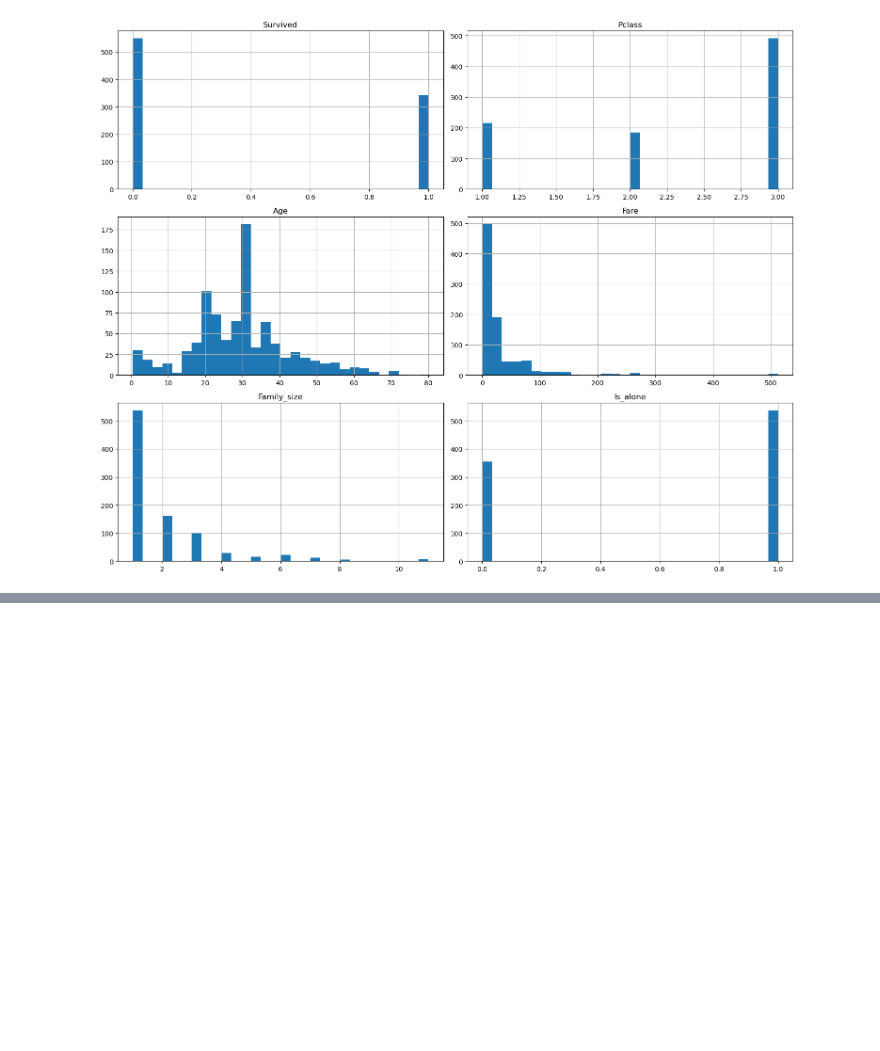
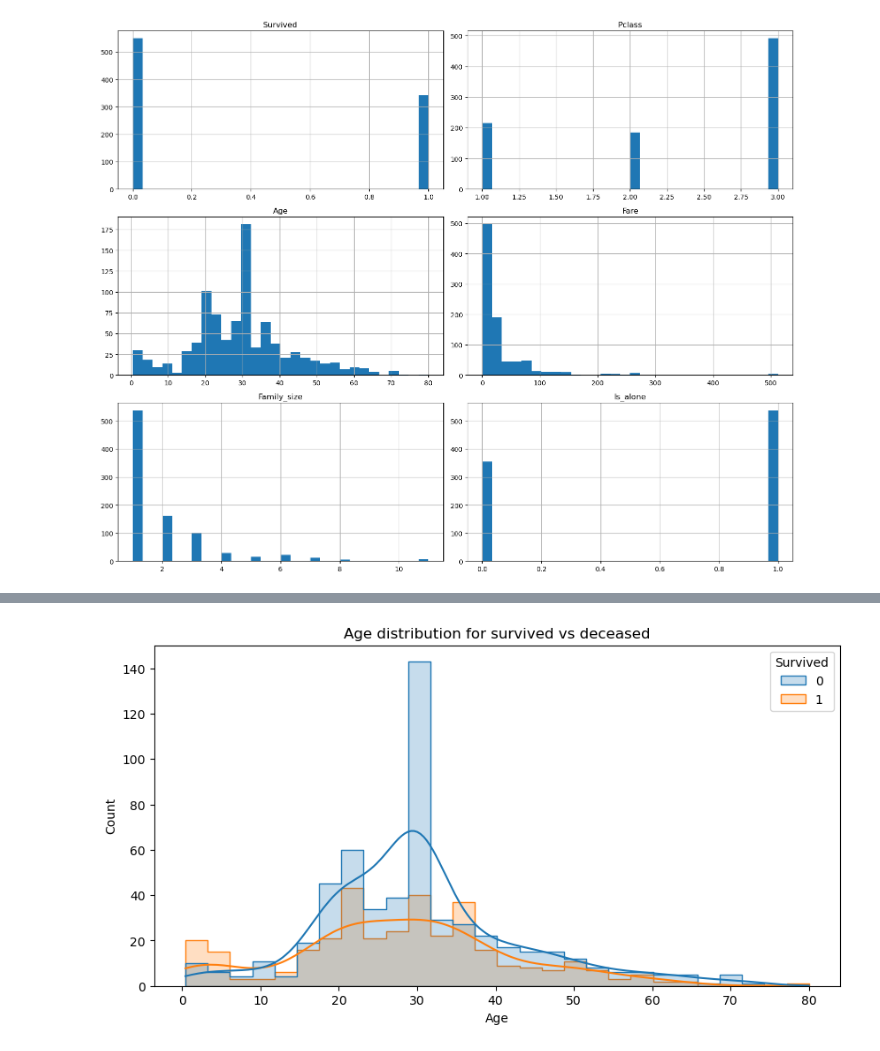
Before and after one commit to SahilInstinct/ML-learnings, a Jupyter notebook: Tinatic_preprocessing.ipynb, the cells around one changed output, grey strips where cells are left out. Drawn from its saved outputs; the diff is of its cells as text; code cells hidden in the pictures; blank space fills up the shorter version.

```diff
--- a/Tinatic_preprocessing.ipynb
+++ b/Tinatic_preprocessing.ipynb
@@ -242,0 +264,7 @@ plt.show()
+# %%
+plt.figure(figsize=(10,5))
+sns.histplot( x = df['Age'] , hue=df['Survived'], kde = True, element='step')
+plt.title("Age distribution for survived vs deceased")
+plt.show()
+# %% [output]
+[figure, added]
```
Also changed, not shown: parts of 5 cells of this notebook, 1 other file.
